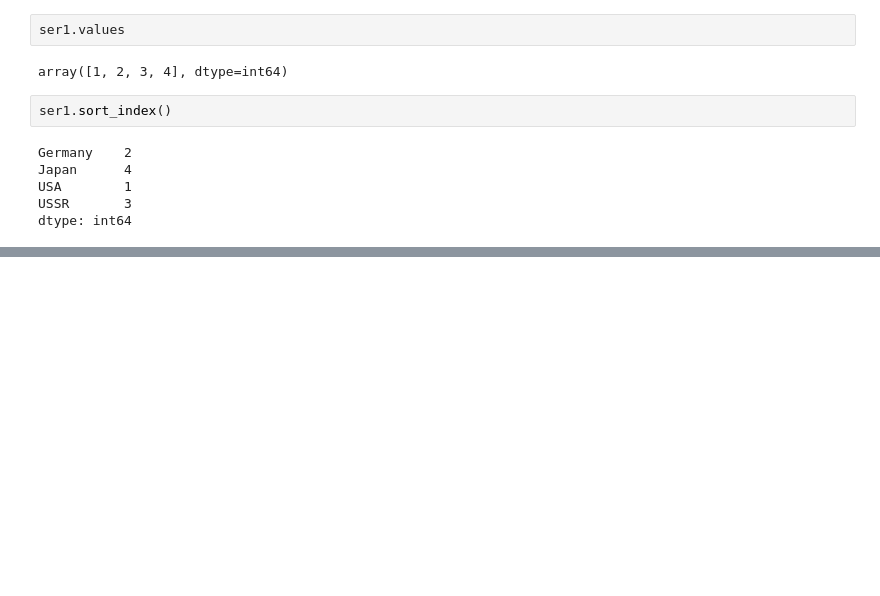
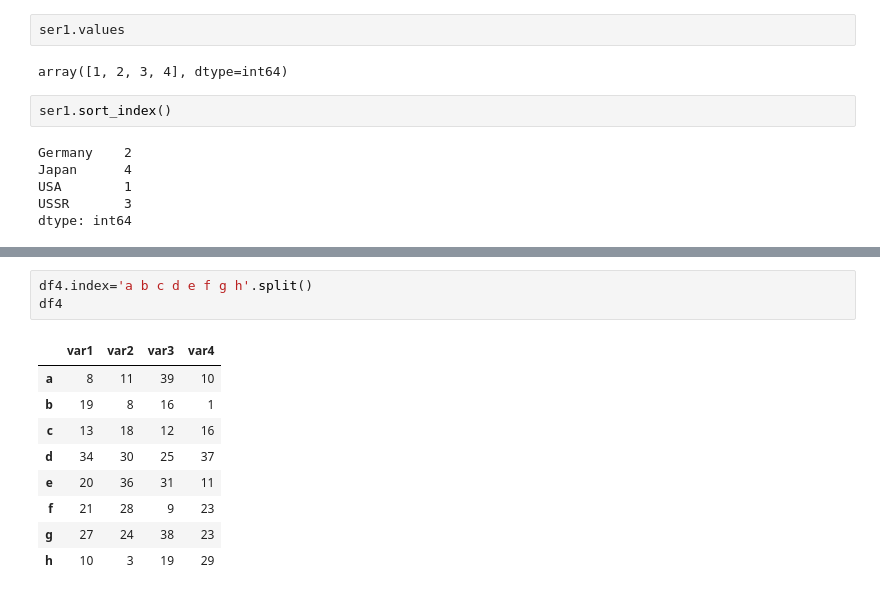
Before and after one commit to MevlutYildiz77/Numpy, a Jupyter notebook: numpy_in_class.ipynb, the cells around one changed output, grey strips where cells are left out. Saved outputs shown, nothing was run; the diff lists cells and outputs as text; blank space fills up the shorter version.

```diff
--- a/numpy_in_class.ipynb
+++ b/numpy_in_class.ipynb
@@ -437,0 +842,13 @@ dtype: int64
+# %%
+df4.index='a b c d e f g h'.split()
+df4
+# %% [output]
+|  | var1 | var2 | var3 | var4 |
+| a | 8 | 11 | 39 | 10 |
+| b | 19 | 8 | 16 | 1 |
+| c | 13 | 18 | 12 | 16 |
+| d | 34 | 30 | 25 | 37 |
+| e | 20 | 36 | 31 | 11 |
+| f | 21 | 28 | 9 | 23 |
+| g | 27 | 24 | 38 | 23 |
+| h | 10 | 3 | 19 | 29 |
```
Also changed, not shown: parts of 52 cells of this notebook.
